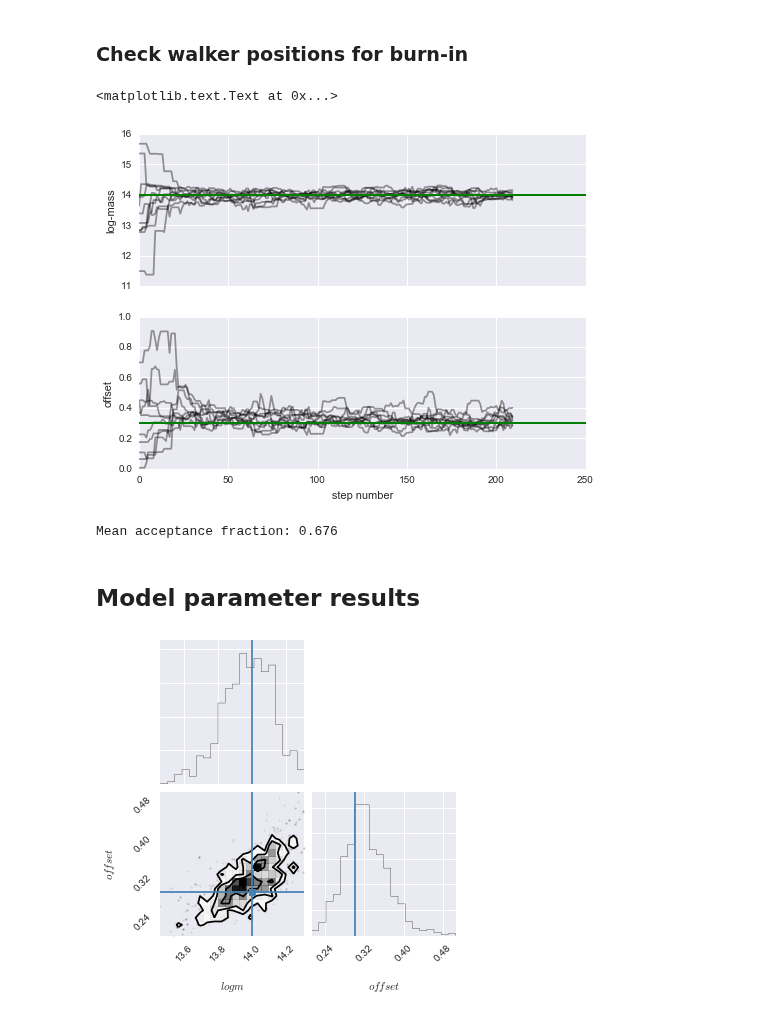
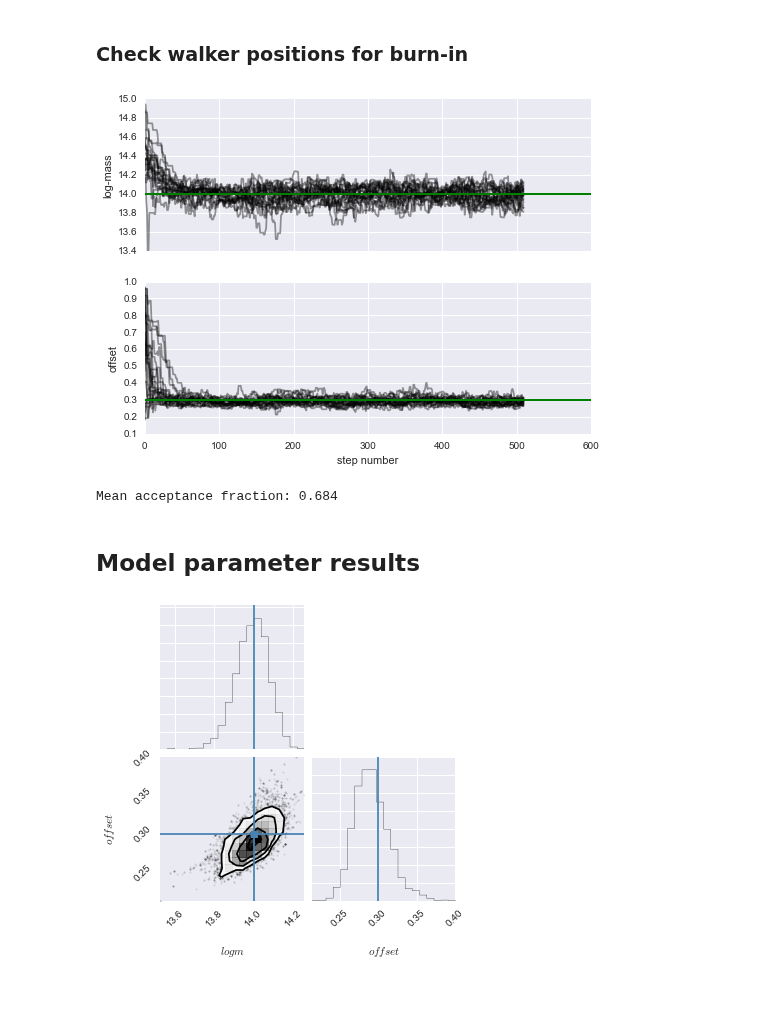
Before and after one commit to jesford/cluster-lensing, a Jupyter notebook: fitting_a_model.ipynb, the cells around one changed output. Saved outputs shown, nothing was run; the diff lists cells and outputs as text; code cells hidden in the pictures.

Commit message:
Many more steps in chain

```diff
--- a/fitting_a_model.ipynb
+++ b/fitting_a_model.ipynb
@@ -86,12 +86,13 @@ def lnprob(theta, z, rbins, data, stddev):
 ### Sample the posterior using `emcee`
 # %%
 ndim = 2
-nwalkers = 10
+nwalkers = 20
 p0 = np.random.rand(ndim * nwalkers).reshape((nwalkers, ndim))
 p0[:,0] = p0[:,0] + 14  # start somewhere close to true logm ~ 14
 
 sampler = emcee.EnsembleSampler(nwalkers, ndim, lnprob,
-                                args=(redshifts, rbins, y, yerr))
+                                args=(redshifts, rbins, y, yerr), threads=8)
 # %%
-%timeit -n 1 pos, prob, state = sampler.run_mcmc(p0, 10)
+#%timeit -n 1 -r 1
+pos, prob, state = sampler.run_mcmc(p0, 10)
 #sampler.reset()
@@ -100,5 +99,7 @@ sampler = emcee.EnsembleSampler(nwalkers, ndim, lnprob,
-# %%
-pos, prob, state = sampler.run_mcmc(pos, 100)  # repeat, or increase number of steps
+# %%
+# repeat as necessary, or increase number of steps
+#%timeit -n 1 -r 1
+pos, prob, state = sampler.run_mcmc(pos, 400)
 # %% [markdown]
 ### Check walker positions for burn-in
 # %%
@@ -111,23 +112,25 @@ axes[1].plot(sampler.chain[:, :, 1].T, color="k", alpha=0.4)
 axes[1].axhline(off_true, color="g", lw=2)
 axes[1].set_ylabel("offset")
 axes[1].set_xlabel("step number")
+
+plt.savefig('walkers.png')
 # %% [output]
-<matplotlib.text.Text at 0x...>
-[figure, old version]
+[figure, new version]
 # %%
 # according to the docs, this should be between 0.25 and 0.5...
 print("Mean acceptance fraction: {0:.3f}"
                 .format(np.mean(sampler.acceptance_fraction)))
 # %% [output]
-Mean acceptance fraction: 0.676
+Mean acceptance fraction: 0.684
 # %% [markdown]
 ## Model parameter results
 # %%
-burn_in_step = 40
+burn_in_step = 80
 samples = sampler.chain[:,burn_in_step:,:].reshape((-1, ndim))
 fig = corner.corner(samples, labels=["$logm$", "$offset$"], truths=[logm_true, off_true])
+plt.savefig('cornerplot.png')
 # %% [output]
-[figure, old version]
+[figure, new version]
 # %%
 for i in range(ndim):
     plt.figure()
```
Also changed, not shown: parts of 3 cells of this notebook.
